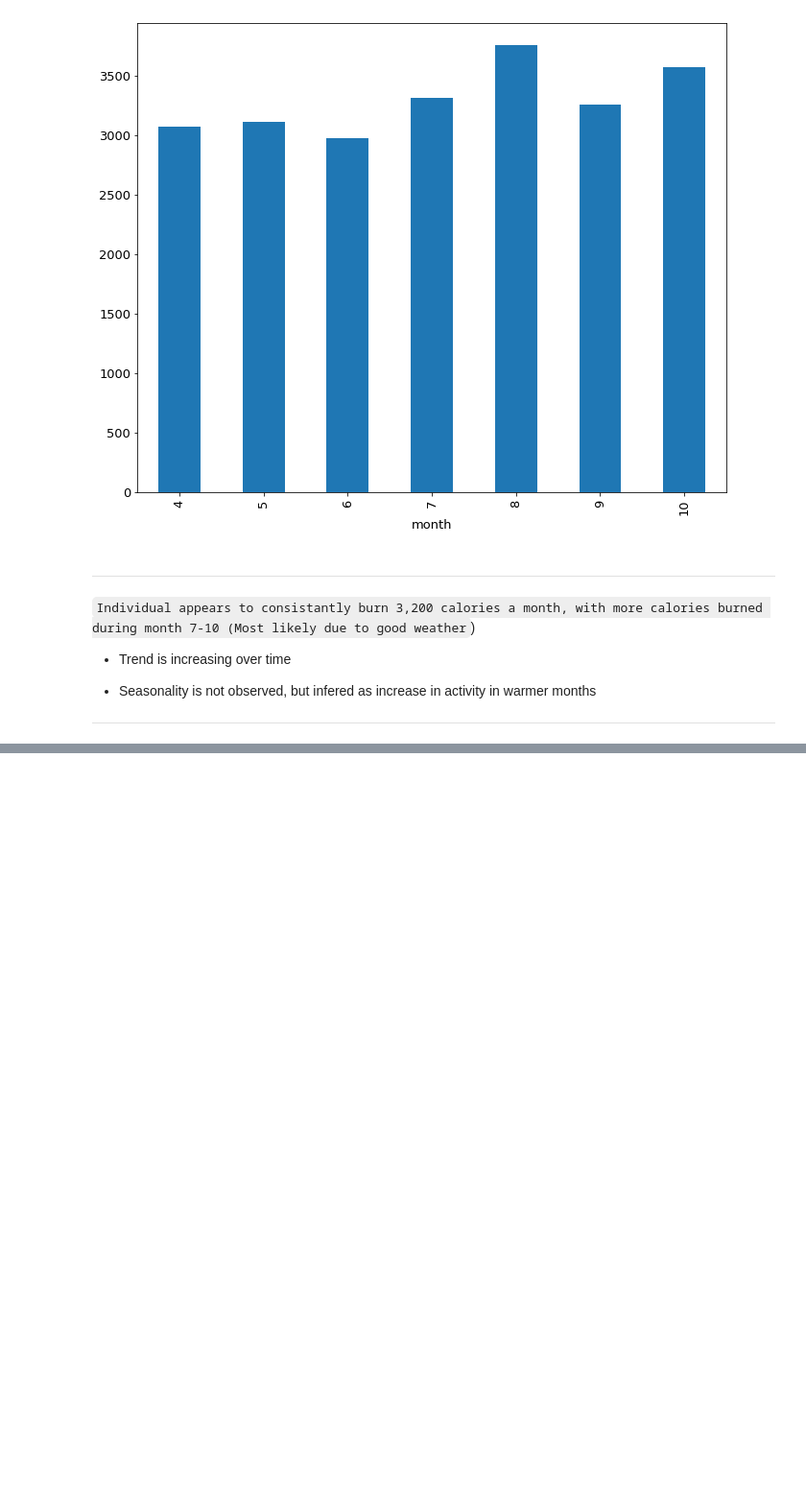
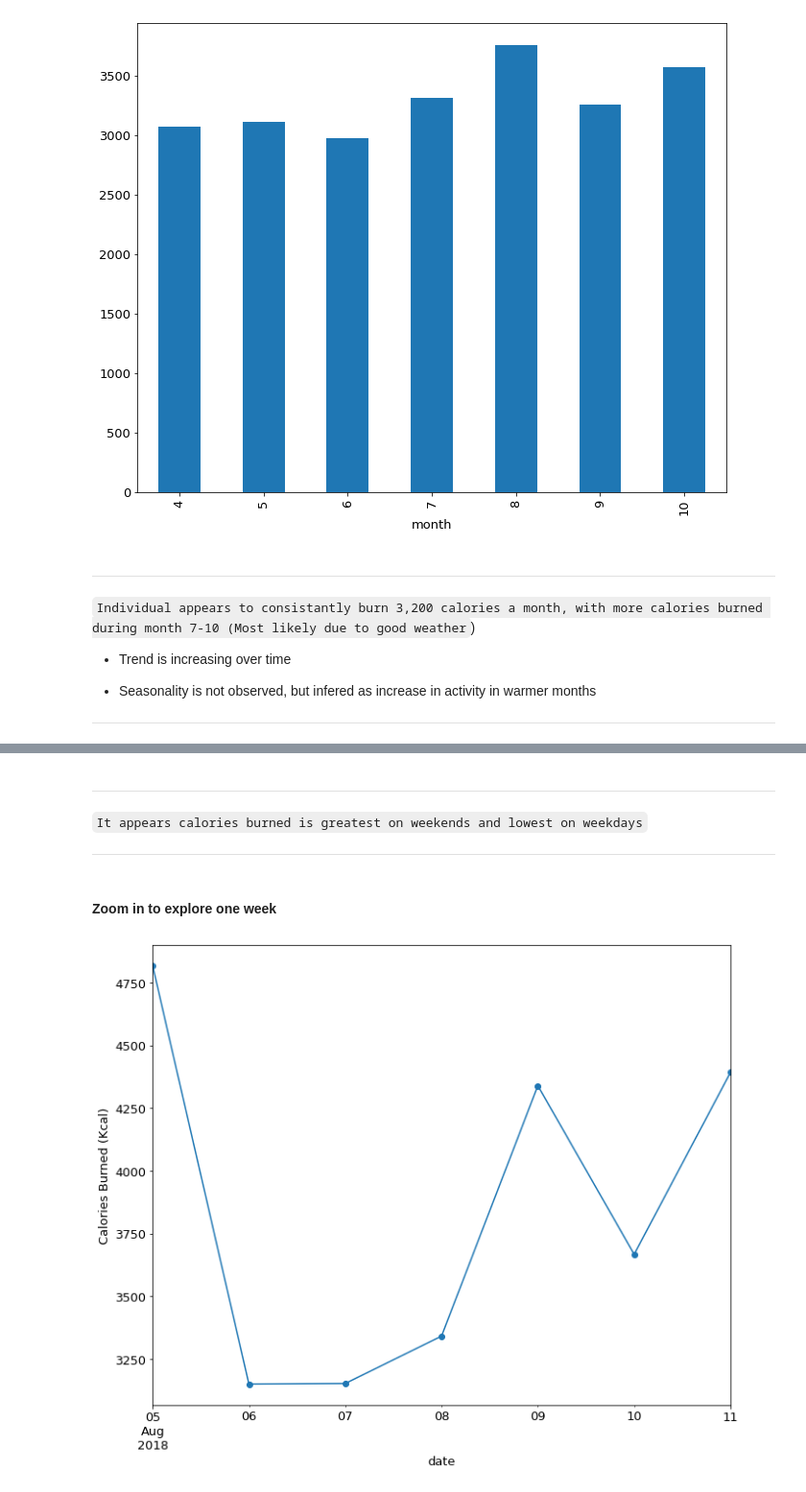
Before and after one commit to CSolitaire/time-series-exercises, a Jupyter notebook: project_explore.ipynb, the cells around one changed output, grey strips where cells are left out. Shown at 96% size. Drawn from its saved outputs; the diff is of its cells as text; code cells hidden in the pictures; blank space fills up the shorter version.

```diff
--- a/project_explore.ipynb
+++ b/project_explore.ipynb
@@ -222,0 +257,15 @@ plt.show()
+# %% [markdown]
+***
+
+`It appears calories burned is greatest on weekends and lowest on weekdays`
+
+***
+# %% [markdown]
+#### Zoom in to explore one week
+# %%
+# Zoom in to explore one week
+
+ax = train.loc['2018-08-05':'2018-08-11', 'calories_burned'].plot(marker='o', linestyle='-')
+ax.set_ylabel('Calories Burned (Kcal)');
+# %% [output]
+[figure, added]
```
Also changed, not shown: parts of 44 cells of this notebook.
